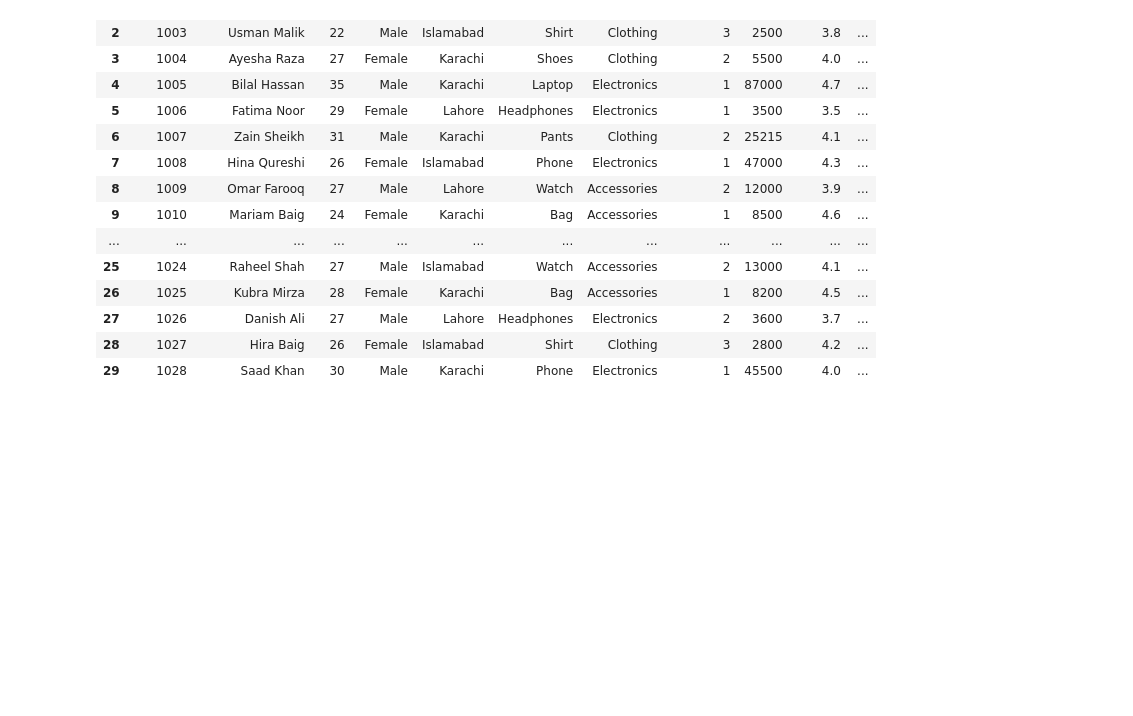
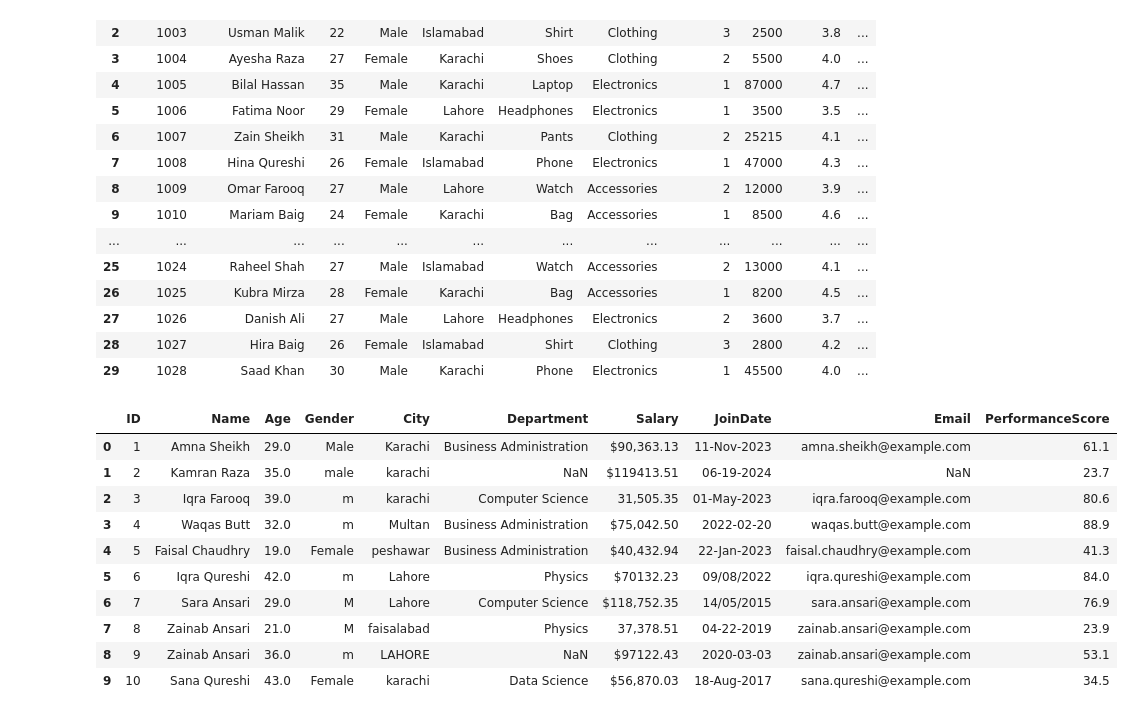
Before and after one commit to awais4212/Data-Science-Basics, a Jupyter notebook: Data Analysis/DataAnalysis.ipynb, the cells around one changed output. Cells and saved outputs as stored; diff of their text form; code cells hidden in the pictures; blank space fills up the shorter version.

Commit message:
Added A messy Record

```diff
--- a/Data Analysis/DataAnalysis.ipynb
+++ b/Data Analysis/DataAnalysis.ipynb
@@ -573,3 +573,18 @@ ecmc.drop_duplicates()
 # ecmc['Quantity'] = ecmc['Quantity'].fillna(ecmc['Quantity'].mean())
 # ecmc['Quantity'] = ecmc['Quantity'].astype(int)
 ecmc.to_csv('Ecommerce_Cleaned_Data.csv', index=False)
+# %%
+df = pd.read_csv('messy_student_dataset.csv')
+df.head(10)
+# %% [output]
+|  | ID | Name | Age | Gender | City | Department | Salary | JoinDate | Email | PerformanceScore |
+| 0 | 1 | Amna Sheikh | 29.0 | Male | Karachi | Business Administration | $90,363.13 | 11-Nov-2023 | amna.sheikh@example.com | 61.1 |
+| 1 | 2 | Kamran Raza | 35.0 | male | karachi | NaN | $119413.51 | 06-19-2024 | NaN | 23.7 |
+| 2 | 3 | Iqra Farooq | 39.0 | m | karachi | Computer Science | 31,505.35 | 01-May-2023 | iqra.farooq@example.com | 80.6 |
+| 3 | 4 | Waqas Butt | 32.0 | m | Multan | Business Administration | $75,042.50 | 2022-02-20 | waqas.butt@example.com | 88.9 |
+| 4 | 5 | Faisal Chaudhry | 19.0 | Female | peshawar | Business Administration | $40,432.94 | 22-Jan-2023 | faisal.chaudhry@example.com | 41.3 |
+| 5 | 6 | Iqra Qureshi | 42.0 | m | Lahore | Physics | $70132.23 | 09/08/2022 | iqra.qureshi@example.com | 84.0 |
+| 6 | 7 | Sara Ansari | 29.0 | M | Lahore | Computer Science | $118,752.35 | 14/05/2015 | sara.ansari@example.com | 76.9 |
+| 7 | 8 | Zainab Ansari | 21.0 | M | faisalabad | Physics | 37,378.51 | 04-22-2019 | zainab.ansari@example.com | 23.9 |
+| 8 | 9 | Zainab Ansari | 36.0 | m | LAHORE | NaN | $97122.43 | 2020-03-03 | zainab.ansari@example.com | 53.1 |
+| 9 | 10 | Sana Qureshi | 43.0 | Female | karachi | Data Science | $56,870.03 | 18-Aug-2017 | sana.qureshi@example.com | 34.5 |
```
Also changed, not shown: parts of 10 cells of this notebook, 1 other file.
